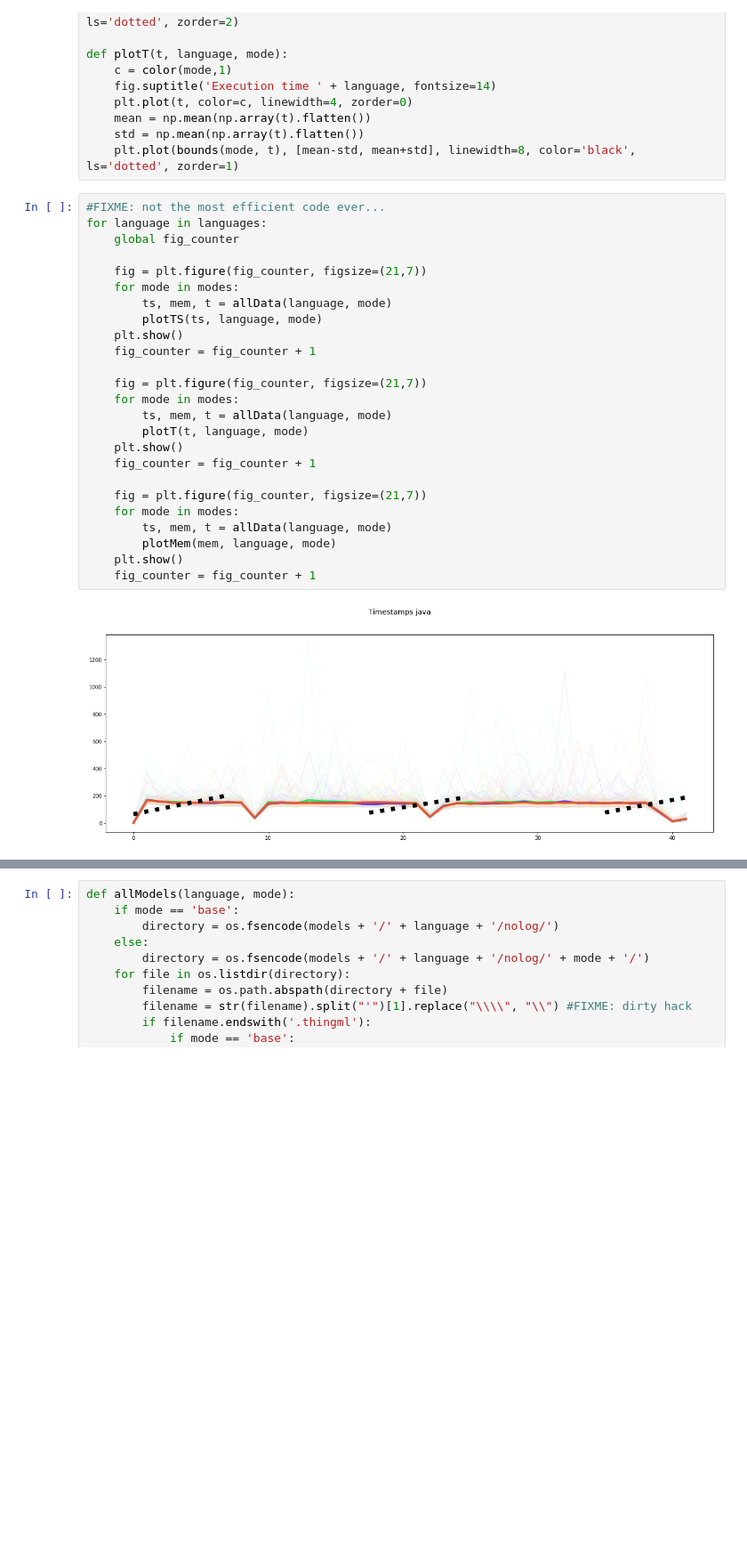
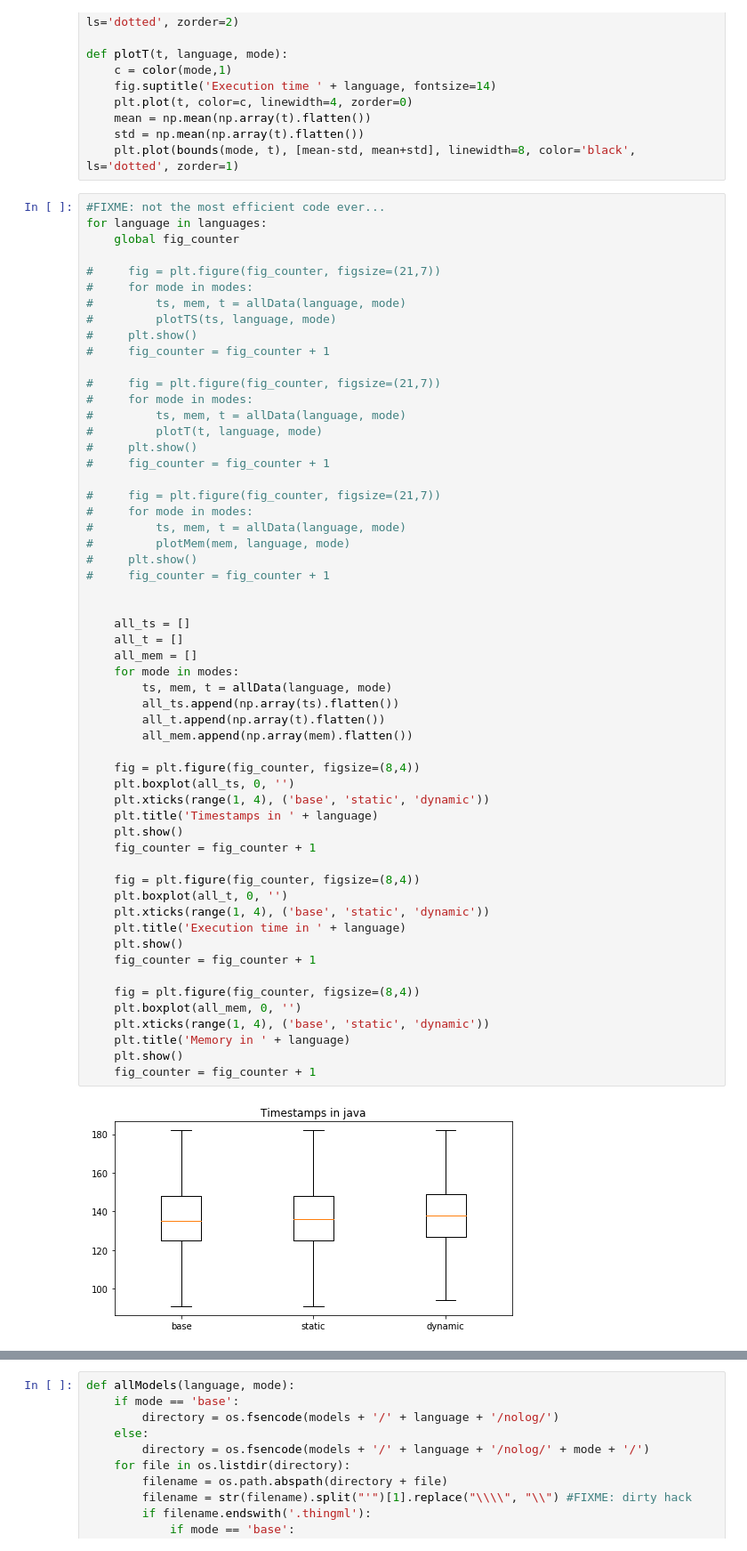
Before and after one commit to SINTEF-9012/thingml-diversifier, a Jupyter notebook: src/main/python/experiment1/performances.ipynb, the cells around one changed output, grey strips where cells are left out. Shown at 89% size. Cells and saved outputs as stored; diff of their text form; blank space fills up the shorter version.

```diff
--- a/src/main/python/experiment1/performances.ipynb
+++ b/src/main/python/experiment1/performances.ipynb
@@ -135,27 +135,58 @@ def plotT(t, language, mode):
 # %%
 #FIXME: not the most efficient code ever...
 for language in languages:
     global fig_counter
 
-    fig = plt.figure(fig_counter, figsize=(21,7))
+#     fig = plt.figure(fig_counter, figsize=(21,7))
+#     for mode in modes:
+#         ts, mem, t = allData(language, mode)
+#         plotTS(ts, language, mode)
+#     plt.show()
+#     fig_counter = fig_counter + 1
+
+#     fig = plt.figure(fig_counter, figsize=(21,7))
+#     for mode in modes:
+#         ts, mem, t = allData(language, mode)
+#         plotT(t, language, mode)
+#     plt.show()
+#     fig_counter = fig_counter + 1
+
+#     fig = plt.figure(fig_counter, figsize=(21,7))
+#     for mode in modes:
+#         ts, mem, t = allData(language, mode)
+#         plotMem(mem, language, mode)
+#     plt.show()
+#     fig_counter = fig_counter + 1
+
+
+    all_ts = []
+    all_t = []
+    all_mem = []
     for mode in modes:
         ts, mem, t = allData(language, mode)
-        plotTS(ts, language, mode)
+        all_ts.append(np.array(ts).flatten())
+        all_t.append(np.array(t).flatten())
+        all_mem.append(np.array(mem).flatten())
+
+    fig = plt.figure(fig_counter, figsize=(8,4))
+    plt.boxplot(all_ts, 0, '')
+    plt.xticks(range(1, 4), ('base', 'static', 'dynamic'))
+    plt.title('Timestamps in ' + language)
     plt.show()
     fig_counter = fig_counter + 1
 
-    fig = plt.figure(fig_counter, figsize=(21,7))
-    for mode in modes:
-        ts, mem, t = allData(language, mode)
-        plotT(t, language, mode)
+    fig = plt.figure(fig_counter, figsize=(8,4))
+    plt.boxplot(all_t, 0, '')
+    plt.xticks(range(1, 4), ('base', 'static', 'dynamic'))
+    plt.title('Execution time in ' + language)
     plt.show()
     fig_counter = fig_counter + 1
 
-    fig = plt.figure(fig_counter, figsize=(21,7))
-    for mode in modes:
-        ts, mem, t = allData(language, mode)
-        plotMem(mem, language, mode)
+    fig = plt.figure(fig_counter, figsize=(8,4))
+    plt.boxplot(all_mem, 0, '')
+    plt.xticks(range(1, 4), ('base', 'static', 'dynamic'))
+    plt.title('Memory in ' + language)
     plt.show()
     fig_counter = fig_counter + 1
 # %% [output]
-[figure, old version]
+[figure, new version]
```
Also changed, not shown: parts of 1 cell of this notebook, 1 other file.
